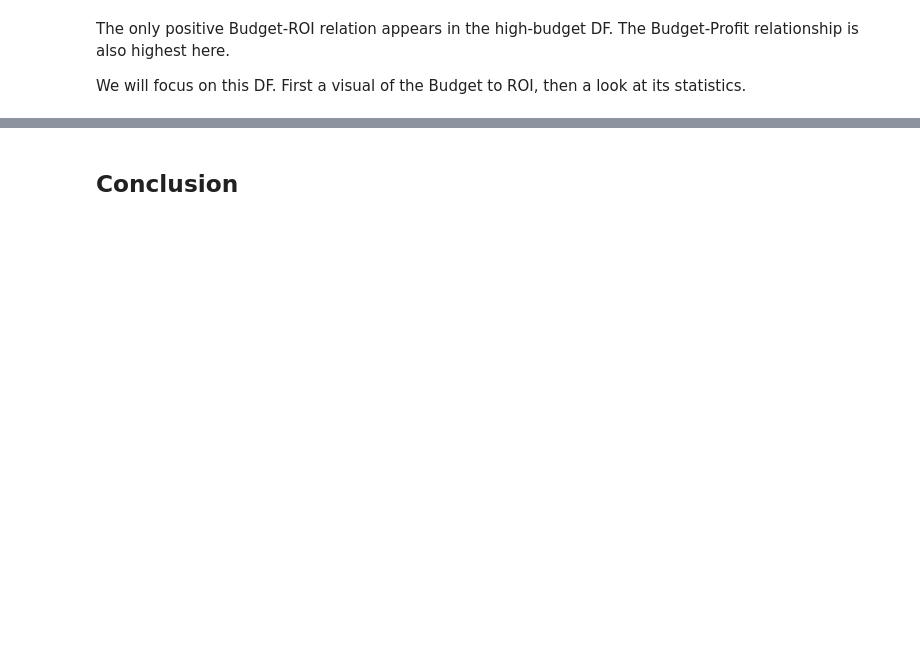
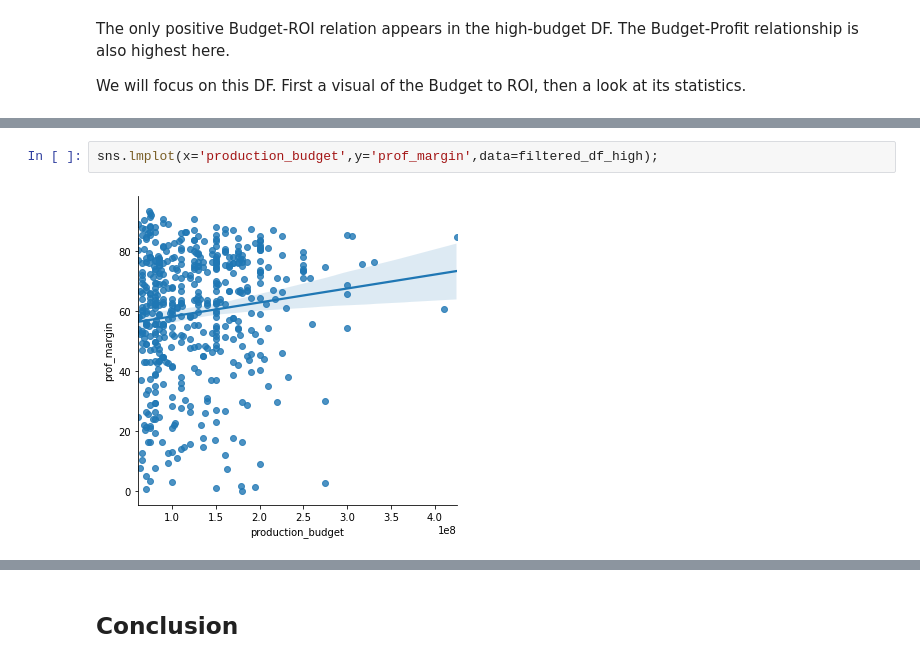
Before and after one commit to soohyunnie/avocoder-group-3-movie-analysis, a Jupyter notebook: Seth_Current_WB.ipynb, the cells around one changed output, grey strips where cells are left out. Saved outputs shown, nothing was run; the diff lists cells and outputs as text; blank space fills up the shorter version.

```diff
--- a/Seth_Current_WB.ipynb
+++ b/Seth_Current_WB.ipynb
@@ -191,3 +214,7 @@ ax.set_ylabel('ROI');
+# %%
+sns.lmplot(x='production_budget',y='prof_margin',data=filtered_df_high);
+# %% [output]
+[figure, added]
 # %%
 filtered_df_high.describe()
 # %% [output]
```
Also changed, not shown: parts of 16 cells of this notebook, 1 other file.
